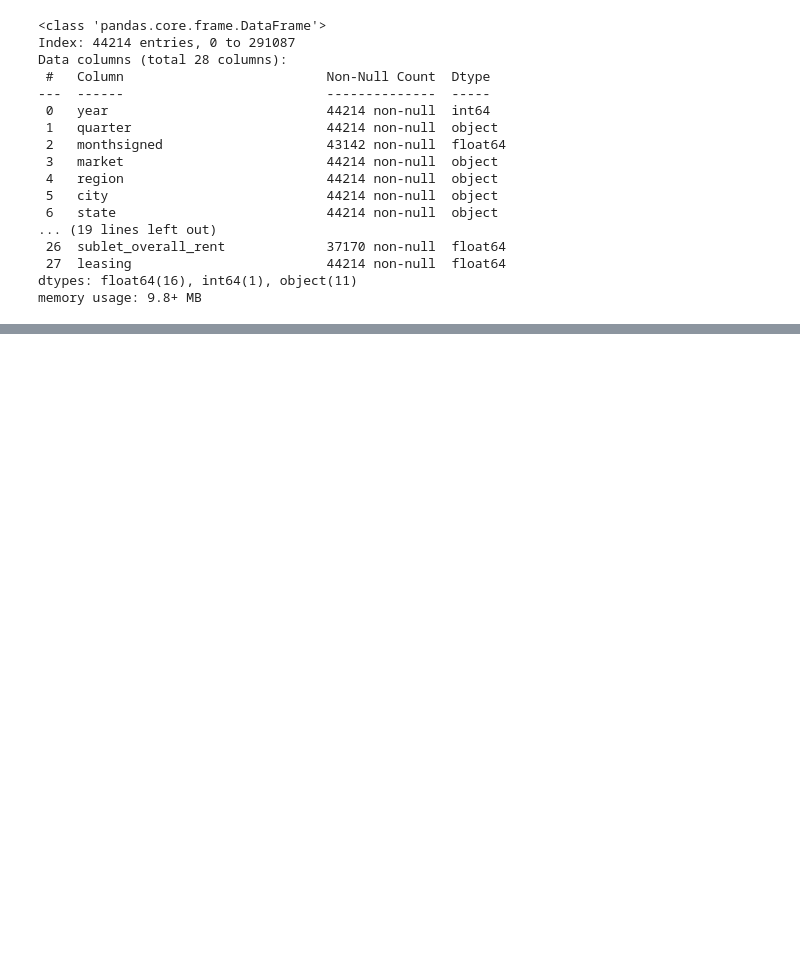
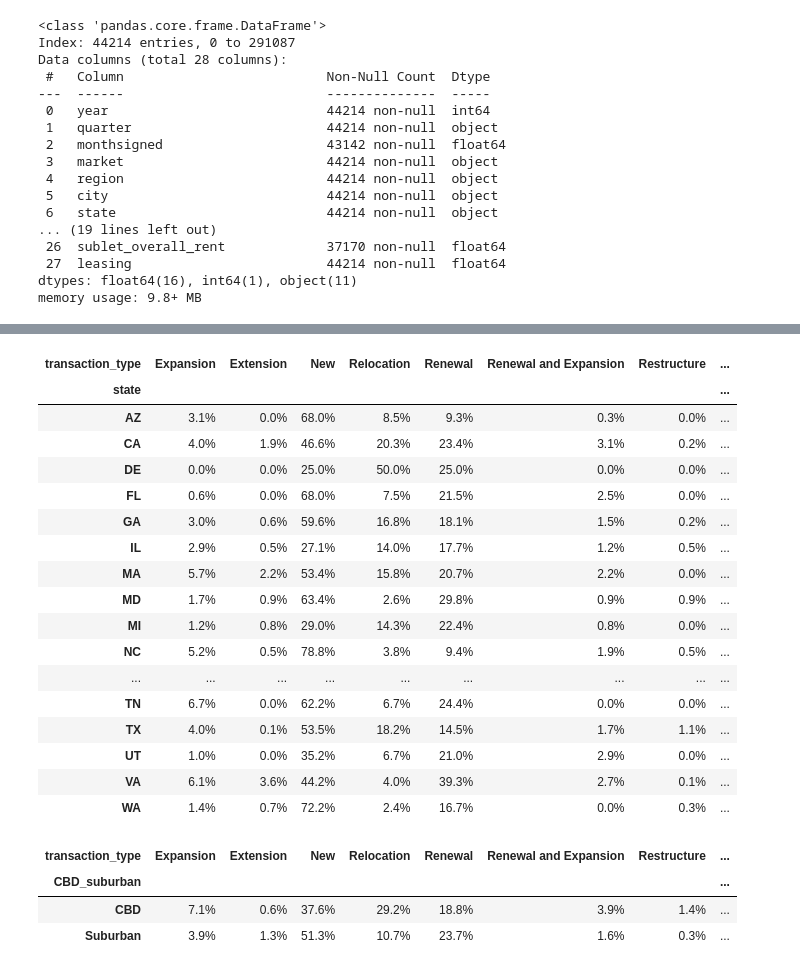
Before and after one commit to Gimmick12-DYY/Duke-Datafest2025, a Jupyter notebook: MainLab.ipynb, the cells around one changed output, grey strips where cells are left out. Drawn from its saved outputs; the diff is of its cells as text; code cells hidden in the pictures; blank space fills up the shorter version.

```diff
--- a/MainLab.ipynb
+++ b/MainLab.ipynb
@@ -397,0 +407,47 @@ main_2020_ot.to_csv('main_2020_other.csv', index=False)
+# %%
+def highlight_row_percent_table(row_percent_df):
+    return row_percent_df.style.background_gradient(axis=1, cmap="YlGnBu").format("{:.1f}%")
+styled_row_percent = highlight_row_percent_table(row_percent)
+styled_row_percent
+# %% [output]
+| transaction_type | Expansion | Extension | New | Relocation | Renewal | Renewal and Expansion | Restructure | ... |
+| state |  |  |  |  |  |  |  | ... |
+| AZ | 3.1% | 0.0% | 68.0% | 8.5% | 9.3% | 0.3% | 0.0% | ... |
+| CA | 4.0% | 1.9% | 46.6% | 20.3% | 23.4% | 3.1% | 0.2% | ... |
+| DE | 0.0% | 0.0% | 25.0% | 50.0% | 25.0% | 0.0% | 0.0% | ... |
+| FL | 0.6% | 0.0% | 68.0% | 7.5% | 21.5% | 2.5% | 0.0% | ... |
+| GA | 3.0% | 0.6% | 59.6% | 16.8% | 18.1% | 1.5% | 0.2% | ... |
+| IL | 2.9% | 0.5% | 27.1% | 14.0% | 17.7% | 1.2% | 0.5% | ... |
+| MA | 5.7% | 2.2% | 53.4% | 15.8% | 20.7% | 2.2% | 0.0% | ... |
+| MD | 1.7% | 0.9% | 63.4% | 2.6% | 29.8% | 0.9% | 0.9% | ... |
+| MI | 1.2% | 0.8% | 29.0% | 14.3% | 22.4% | 0.8% | 0.0% | ... |
+| NC | 5.2% | 0.5% | 78.8% | 3.8% | 9.4% | 1.9% | 0.5% | ... |
+| ... | ... | ... | ... | ... | ... | ... | ... | ... |
+| TN | 6.7% | 0.0% | 62.2% | 6.7% | 24.4% | 0.0% | 0.0% | ... |
+| TX | 4.0% | 0.1% | 53.5% | 18.2% | 14.5% | 1.7% | 1.1% | ... |
+| UT | 1.0% | 0.0% | 35.2% | 6.7% | 21.0% | 2.9% | 0.0% | ... |
+| VA | 6.1% | 3.6% | 44.2% | 4.0% | 39.3% | 2.7% | 0.1% | ... |
+| WA | 1.4% | 0.7% | 72.2% | 2.4% | 16.7% | 0.0% | 0.3% | ... |
+# %%
+def transaction_type_by_area(df, area_col, trans_col):
+    # Drop missing values
+    df_clean = df.dropna(subset=[area_col, trans_col])
+
+    # Create counts and percentages
+    contingency = pd.crosstab(df_clean[area_col], df_clean[trans_col])
+    row_percent = contingency.div(contingency.sum(axis=1), axis=0) * 100
+
+    return contingency, row_percent
+contingency_area, row_percent_area = transaction_type_by_area(
+    df=main_with_majorMarketInfo2020_drop,
+    area_col='CBD_suburban',
+    trans_col='transaction_type'
+)
+def highlight_by_area_table(row_percent_df):
+    return row_percent_df.style.background_gradient(axis=1, cmap="YlOrBr").format("{:.1f}%")
+highlight_by_area_table(row_percent_area)
+# %% [output]
+| transaction_type | Expansion | Extension | New | Relocation | Renewal | Renewal and Expansion | Restructure | ... |
+| CBD_suburban |  |  |  |  |  |  |  | ... |
+| CBD | 7.1% | 0.6% | 37.6% | 29.2% | 18.8% | 3.9% | 1.4% | ... |
+| Suburban | 3.9% | 1.3% | 51.3% | 10.7% | 23.7% | 1.6% | 0.3% | ... |
```
Also changed, not shown: parts of 1 cell of this notebook.
